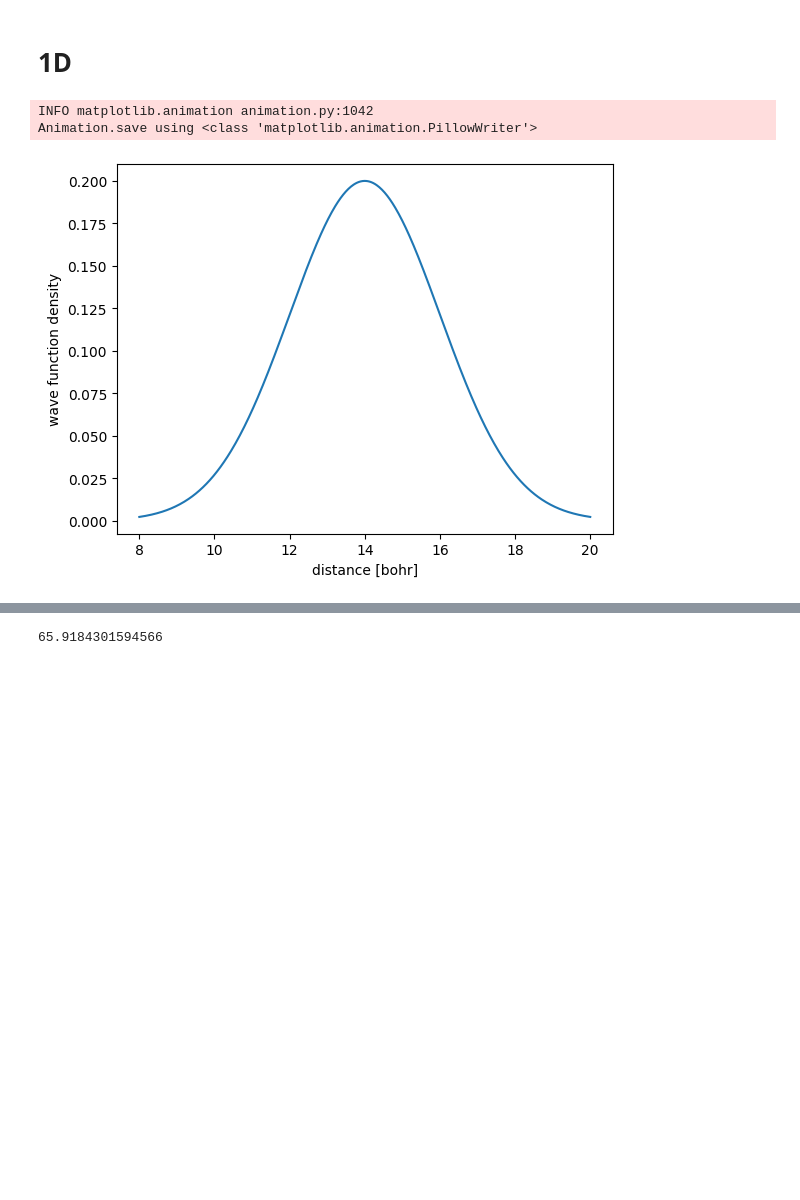
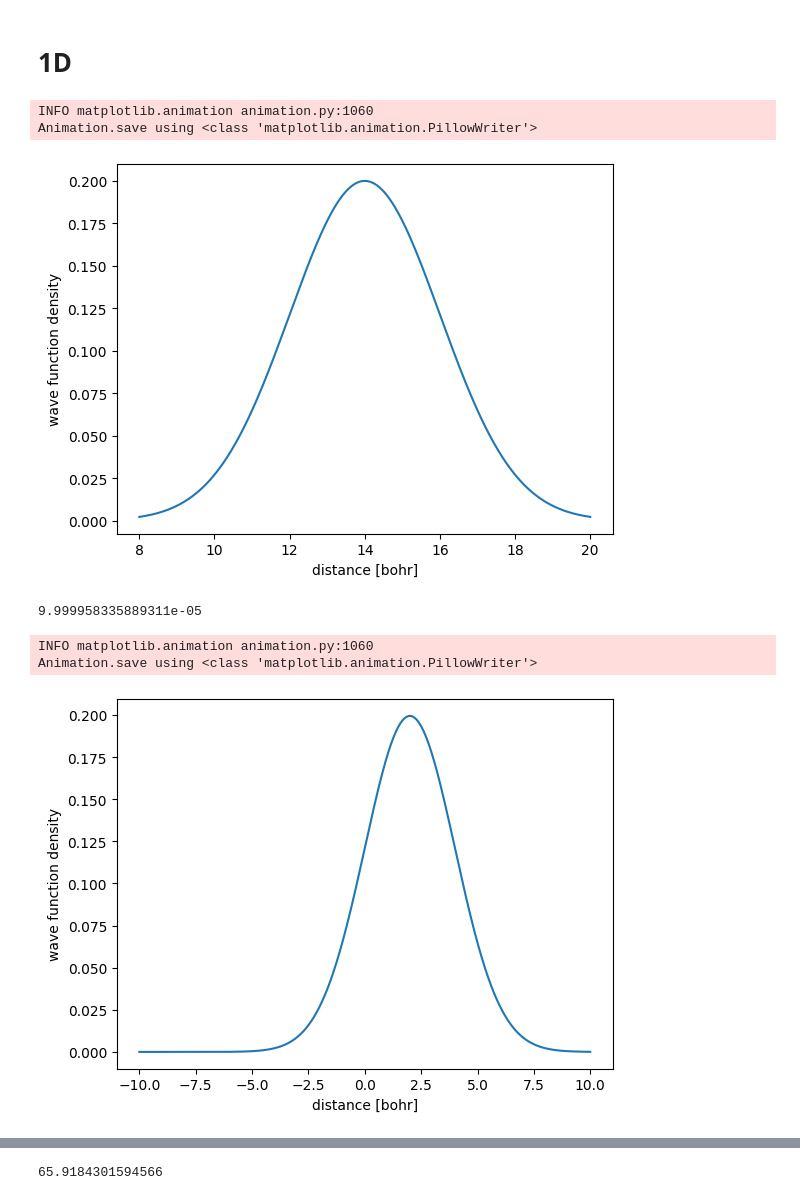
Before and after one commit to Wleter/split_op, a Jupyter notebook: tests.ipynb, the cells around one changed output, grey strips where cells are left out. Drawn from its saved outputs; the diff is of its cells as text; code cells hidden in the pictures; blank space fills up the shorter version.

```diff
--- a/tests.ipynb
+++ b/tests.ipynb
@@ -77,17 +77,82 @@ def wave_animation(prefix, grid_name, xlabel, with_potential=False):
         ax.clear()
         ax.plot(grid, wave[:, i])
         if with_potential:
-            ax.plot(grid, potential * np.max(wave[:, i]) / np.max(potential), color='black')
+            ax.plot(grid, potential * np.max(wave[:, i]) / np.max(potential), color='black') # type: ignore
 
         ax.set_xlabel(xlabel)
         ax.set_ylabel("wave function density")
 
+        return []
+
     anim = animation.FuncAnimation(fig, animate, interval=60, frames=wave.shape[1], blit=False)
     return anim
 # %%
 anim = wave_animation("lj_ground", "x", "distance [bohr]", False)
-anim.save('plots/lj_ground_animation.gif', writer="pillow", fps=30)
+anim.save('plots/lj_ground_animation.gif', writer="pillow", fps=30);
 # %% [output]
-INFO matplotlib.animation animation.py:1042
+INFO matplotlib.animation animation.py:1060
 Animation.save using <class 'matplotlib.animation.PillowWriter'>
 [figure]
+# %%
+import split_op as split
+import numpy as np
+
+def harmonic(x, mass, omega):
+    return 0.5 * mass * omega ** 2 * x ** 2
+
+U = 1822.88839
+KELVIN = 3.1668105e-6
+mass = 6.0
+energy = 1e-7
+momentum = np.sqrt(2 * mass * energy * KELVIN * U)
+omega = 2e-4
+
+grid = split.Grid.linear_continuos("x", -10.0, 10.0, 512, 0)
+weights = grid.weights()
+
+time_grid = split.TimeGrid(50.0, 1000, True)
+
+array = np.zeros(grid.nodes_no(), dtype=complex)
+points = np.array(grid.points())
+for i in range(len(points)):
+    array[i] = split.gaussian_distribution(points[i], 2., 2., momentum)
+wave_function = split.WaveFunction(array, [grid])
+
+potential_array = np.zeros(grid.nodes_no())
+for i in range(len(points)):
+    potential_array[i] = harmonic(points[i], mass * U, omega)
+potential_propagator = split.one_dim_into_propagator(potential_array, grid, time_grid)
+
+kinetic_operator = split.kinetic_hamiltonian(grid, mass, energy)
+kinetic_propagator = split.one_dim_into_propagator(kinetic_operator, grid, time_grid, step="full")
+
+fft_transformation = split.FFTTransformation(grid, "momentum")
+
+wave_saver = split.StateSaver("data/harmonic_ground", time_grid, grid, 120)
+leak_control = split.LeakControl(split.LossChecker("leak control"))
+
+operation_stack = split.OperationStack()
+leak_control.add_operation(operation_stack)
+wave_saver.add_operation(operation_stack)
+potential_propagator.add_operation(operation_stack)
+fft_transformation.add_operation(operation_stack, inverse_second=True)
+kinetic_propagator.add_operation(operation_stack)
+
+propagation = split.Propagation()
+propagation.set_time_grid(time_grid)
+propagation.set_wave_function(wave_function)
+propagation.set_operation_stack(operation_stack)
+
+
+propagation.propagate()
+propagation.save_savers()
+print(propagation.mean_energy())
+# %% [output]
+9.999958335889311e-05
+# %%
+anim = wave_animation("harmonic_ground", "x", "distance [bohr]", False)
+anim.save('plots/harmonic_ground_animation.gif', writer="pillow", fps=30);
+# %% [output]
+INFO matplotlib.animation animation.py:1060
+Animation.save using <class 'matplotlib.animation.PillowWriter'>
+[figure, added]
```
Also changed, not shown: parts of 8 cells of this notebook, 5 other files.
